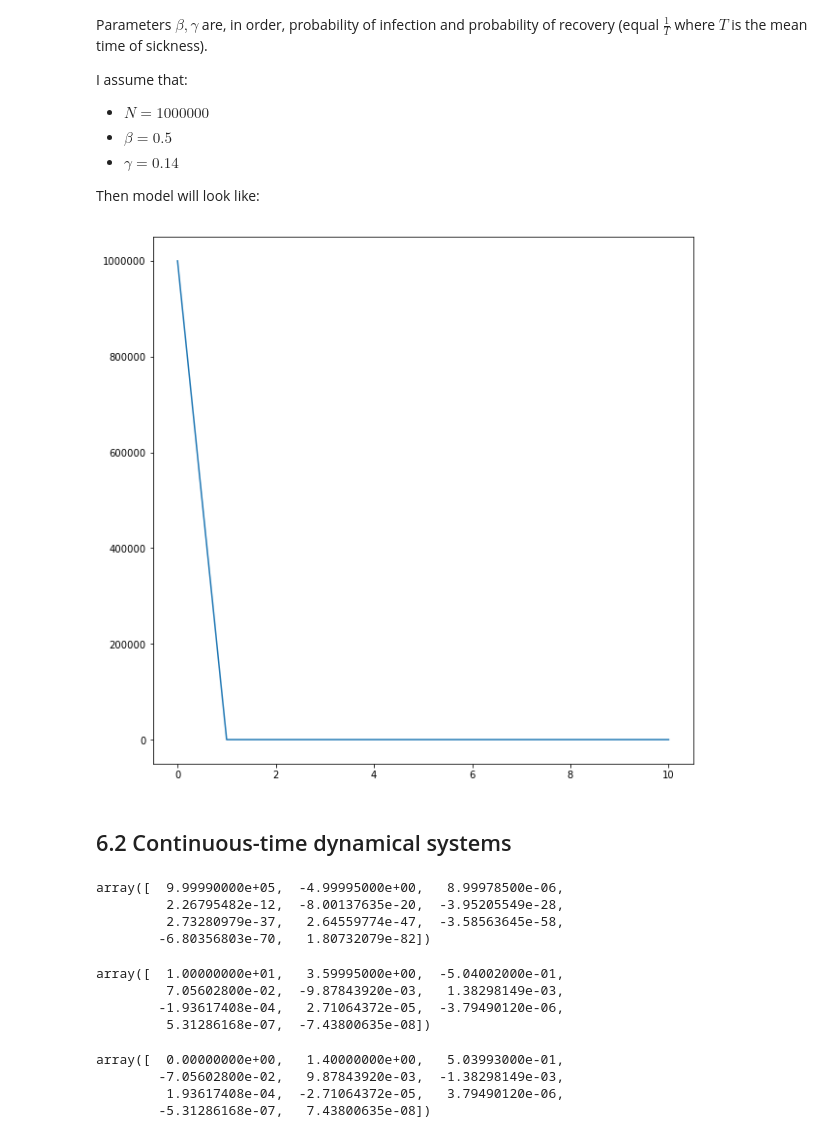
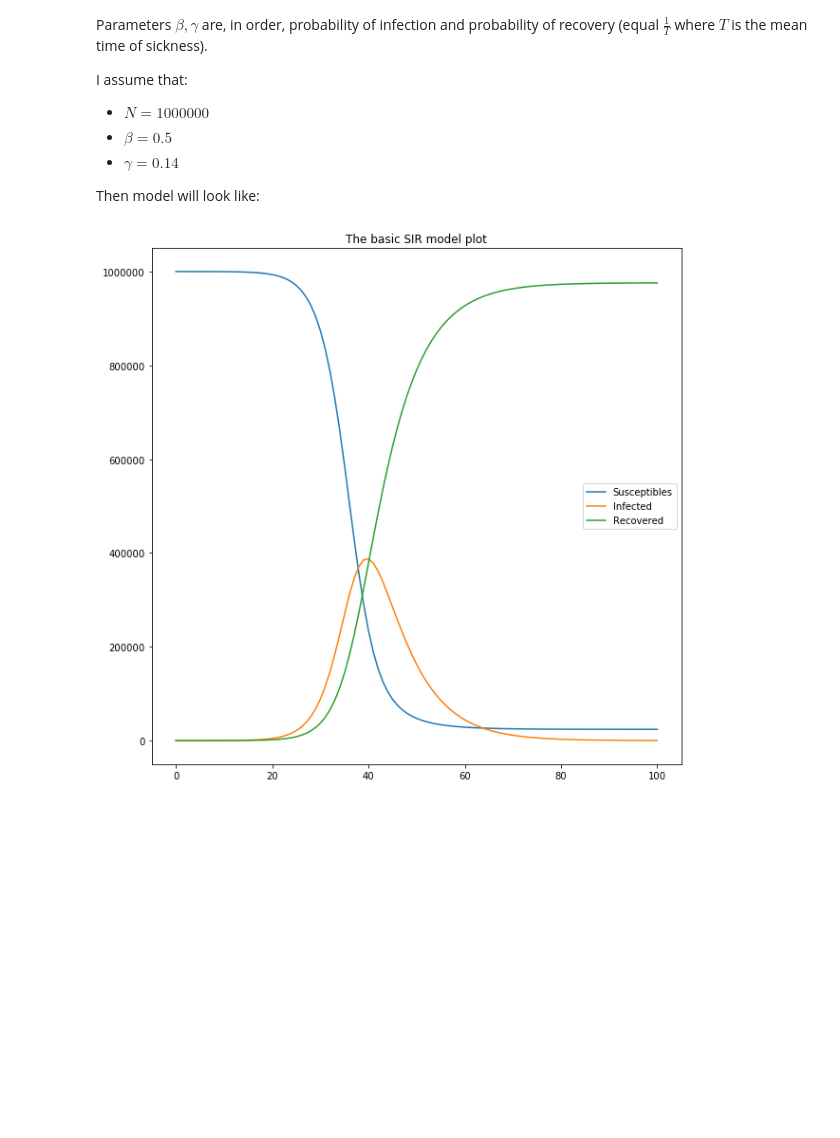
Before and after one commit to SimonMolinsky/fractals_and_chaos, a Jupyter notebook: chapter_06.ipynb, the cells around one changed output. Cells and saved outputs as stored; diff of their text form; code cells hidden in the pictures; blank space fills up the shorter version.

```diff
--- a/chapter_06.ipynb
+++ b/chapter_06.ipynb
@@ -59,23 +59,23 @@ Then model will look like:
 import numpy as np
 import matplotlib.pyplot as plt
 # %%
-def sir_model(N=1000000, beta=0.5, gamma=0.14, infected_ratio=0.00001, time_delta=10):
+def sir_model(N=1000000, beta=0.5, gamma=0.14, infected_ratio=0.00001, time_delta=100):
     t = 0
     S = [N * (1 - infected_ratio)]
     I = [N * infected_ratio]
     R = [0]
 
     while t < time_delta:
-        St = -(beta * I[-1] * S[-1]) / N
-        It = (beta * I[-1] * S[-1]) / N - gamma * I[-1]
-        Rt = gamma * I[-1]
+        St = S[-1] - (beta * I[-1] * S[-1]) / N
+        It = I[-1] + (beta * I[-1] * S[-1]) / N - gamma * I[-1]
+        Rt = R[-1] + gamma * I[-1]
 
         S.append(St)
         I.append(It)
         R.append(Rt)
 
         if (N-R[-1]) < 0.5:
-            t = 1000
+            t = time_delta + 1
         t = t + 1
     return np.asarray(S), np.asarray(I), np.asarray(R)
 # %%
@@ -83,29 +83,10 @@ s, i, r = sir_model()
 # %%
 plt.figure(figsize=(10, 10))
 plt.plot(s)
+plt.plot(i)
+plt.plot(r)
+plt.legend(['Susceptibles', 'Infected', 'Recovered'])
+plt.title('The basic SIR model plot')
 plt.show()
 # %% [output]
-[figure, old version]
+[figure, new version]
-# %% [markdown]
-## 6.2 Continuous-time dynamical systems
-# %%
-s
-# %% [output]
-array([  9.99990000e+05,  -4.99995000e+00,   8.99978500e-06,
-         2.26795482e-12,  -8.00137635e-20,  -3.95205549e-28,
-         2.73280979e-37,   2.64559774e-47,  -3.58563645e-58,
-        -6.80356803e-70,   1.80732079e-82])
-# %%
-i
-# %% [output]
-array([  1.00000000e+01,   3.59995000e+00,  -5.04002000e-01,
-         7.05602800e-02,  -9.87843920e-03,   1.38298149e-03,
-        -1.93617408e-04,   2.71064372e-05,  -3.79490120e-06,
-         5.31286168e-07,  -7.43800635e-08])
-# %%
-r
-# %% [output]
-array([  0.00000000e+00,   1.40000000e+00,   5.03993000e-01,
-        -7.05602800e-02,   9.87843920e-03,  -1.38298149e-03,
-         1.93617408e-04,  -2.71064372e-05,   3.79490120e-06,
-        -5.31286168e-07,   7.43800635e-08])
```
Also changed, not shown: parts of 2 cells of this notebook.
